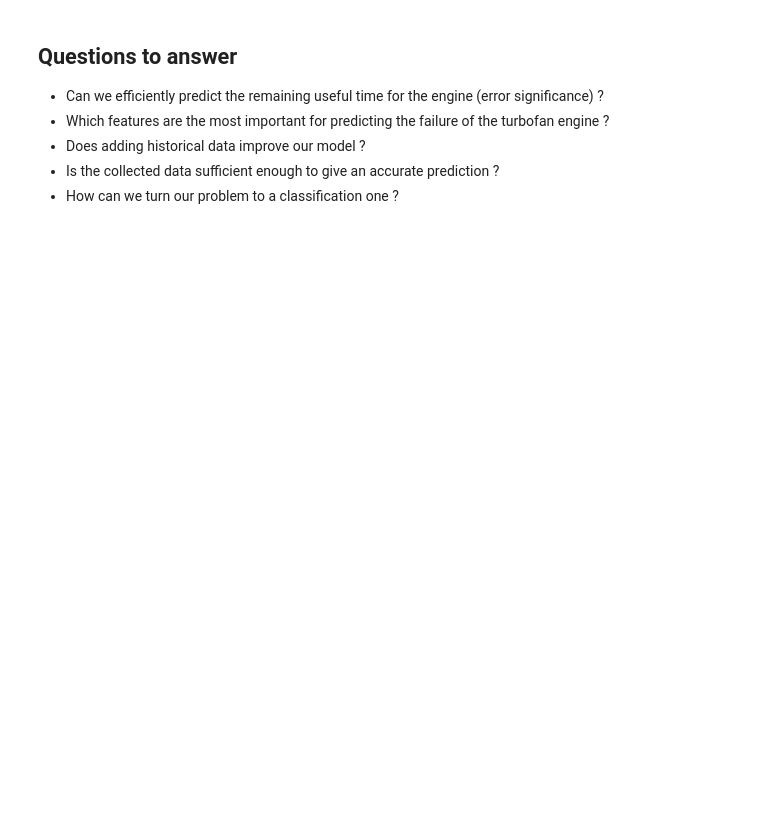
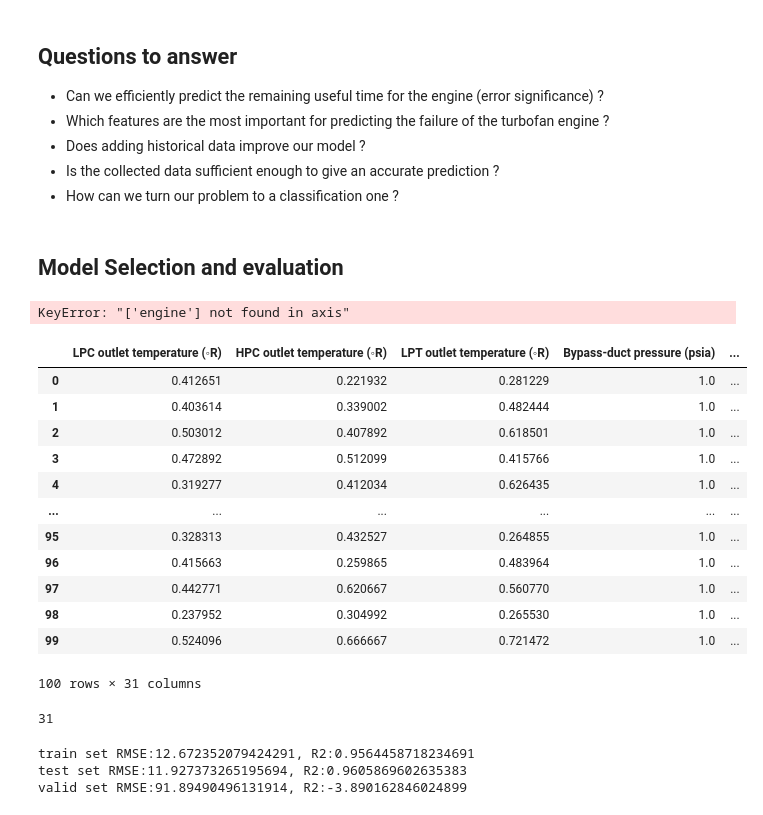
Before and after one commit to ml-graduation-project/ml-graduation-project, a Jupyter notebook: notebooks/Milestone 1/exploratory-data-analysis.ipynb, the cells around one changed output. Cells and saved outputs as stored; diff of their text form; code cells hidden in the pictures; blank space fills up the shorter version.

Commit message:
Model eval was bad

```diff
--- a/notebooks/Milestone 1/exploratory-data-analysis.ipynb
+++ b/notebooks/Milestone 1/exploratory-data-analysis.ipynb
@@ -507,0 +504,7 @@ if len(feature_columns) > 40:
+# %%
+df=train.copy()
+for x in useful_sensors:
+    df[x+'_rm']=0
+
+
+df.columns
@@ -508,3 +533,16 @@ if len(feature_columns) > 40:
+# %%
+X_valid_3=test.drop(columns=['engine', 'cycle','op_setting_1','op_setting_2'], axis=1)
+# %%
+def update_rolling_mean(data, mask):
+    for x, group in mask.groupby("engine"):
+        for x in useful_sensors:
+            data.loc[group.index[10:], x+"_rm"] = data.loc[group.index, x].rolling(10).mean()[10:]
+            data.loc[group.index[:10], x+"_rm"] = data.loc[group.index[:10], x]
+
+update_rolling_mean(df, df)
+update_rolling_mean(X_valid_3, test)
+
+X_valid_3=X_valid_3.fillna(0)
 # %% [markdown]
 ## Questions to answer
 - Can we efficiently predict the remaining useful time for the engine (error significance) ?
@@ -512,3 +550,17 @@ if len(feature_columns) > 40:
 - Does adding historical data improve our model ?
 - Is the collected data sufficient enough to give an accurate prediction ?
 - How can we turn our problem to a classification one ?
+# %% [markdown]
+## Model Selection and evaluation
+# %%
+train_tm=df
+train_tm.drop('engine', axis = 1)
+# %% [output]
+KeyError: "['engine'] not found in axis"
+# %%
+X_train_tm, X_test_tm, y_train_tm, y_test_tm=train_test_split(train_tm,train['RUL'].clip(upper=195), test_size=0.35, random_state=42)
+X_train_tm_s=scaler.fit_transform(X_train_tm)
+X_test_tm_s=scaler.fit_transform(X_test_tm)
+X_val3=pd.concat([test['engine'],X_valid_3],axis=1)
+X_valid3 = X_val3.groupby('engine').last().reset_index().drop(columns=['engine'])
+X_valid_s=scaler.fit_transform(X_valid3)
@@ -514,0 +573,38 @@ if len(feature_columns) > 40:
+# %%
+X_valid3
+# %% [output]
+|  | LPC outlet temperature (◦R) | HPC outlet temperature (◦R) | LPT outlet temperature (◦R) | Bypass-duct pressure (psia) | ... |
+| 0 | 0.412651 | 0.221932 | 0.281229 | 1.0 | ... |
+| 1 | 0.403614 | 0.339002 | 0.482444 | 1.0 | ... |
+| 2 | 0.503012 | 0.407892 | 0.618501 | 1.0 | ... |
+| 3 | 0.472892 | 0.512099 | 0.415766 | 1.0 | ... |
+| 4 | 0.319277 | 0.412034 | 0.626435 | 1.0 | ... |
+| ... | ... | ... | ... | ... | ... |
+| 95 | 0.328313 | 0.432527 | 0.264855 | 1.0 | ... |
+| 96 | 0.415663 | 0.259865 | 0.483964 | 1.0 | ... |
+| 97 | 0.442771 | 0.620667 | 0.560770 | 1.0 | ... |
+| 98 | 0.237952 | 0.304992 | 0.265530 | 1.0 | ... |
+| 99 | 0.524096 | 0.666667 | 0.721472 | 1.0 | ... |
+100 rows × 31 columns
+# %%
+len(X_valid_s[1])
+# %% [output]
+31
+# %%
+from sklearn.linear_model import LinearRegression
+from sklearn.ensemble import RandomForestClassifier, GradientBoostingClassifier, AdaBoostClassifier, VotingClassifier, BaggingClassifier, StackingClassifier
+lr=LinearRegression()
+lr.fit(X_train_tm_s, y_train_tm)
+
+y_lr_train = lr.predict(X_train_tm_s)
+evaluate(y_train_tm,y_lr_train, label='train')
+
+y_lr_test = lr.predict(X_test_tm_s)
+evaluate(y_test_tm, y_lr_test, label='test')
+
+y_lr_valid = lr.predict(X_valid_s)
+evaluate(rul, y_lr_valid, label='valid')
+# %% [output]
+train set RMSE:12.672352079424291, R2:0.9564458718234691
+test set RMSE:11.927373265195694, R2:0.9605869602635383
+valid set RMSE:91.89490496131914, R2:-3.890162846024899
```
Also changed, not shown: parts of 26 cells of this notebook.
